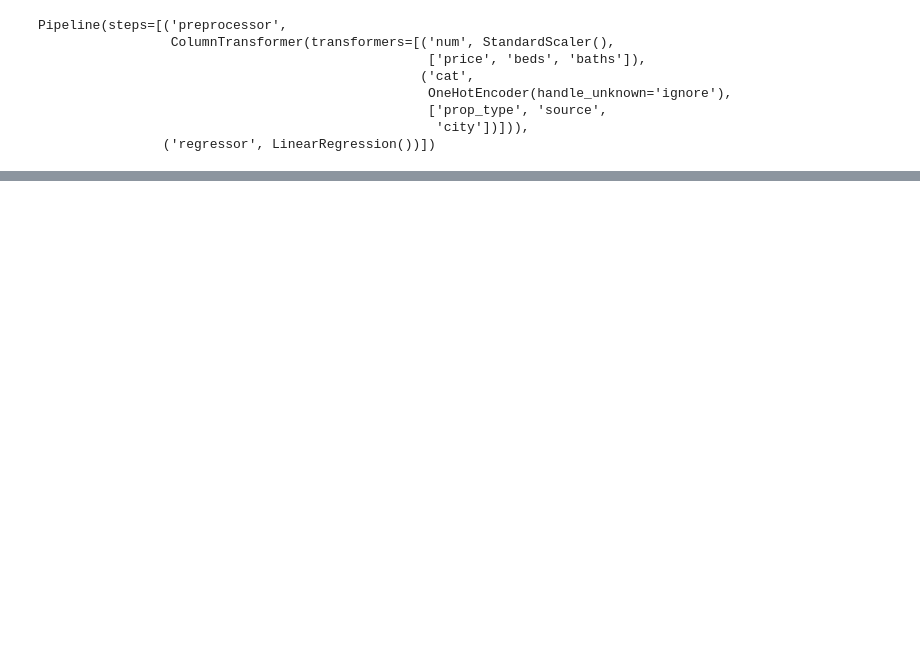
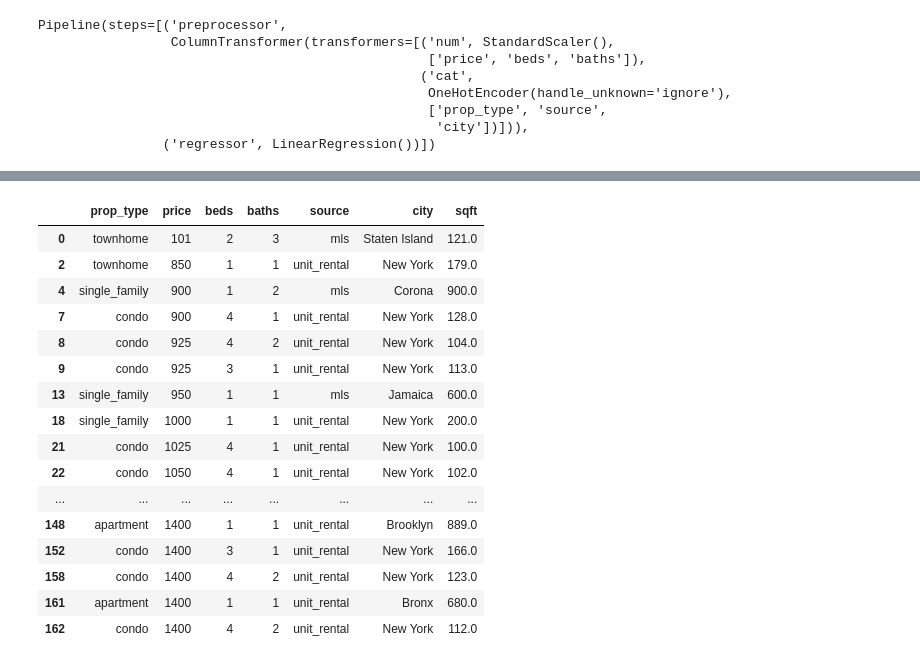
Before and after one commit to ShubhPundir/Rental-Apartment-Analysis, a Jupyter notebook: Data Collection.ipynb, the cells around one changed output, grey strips where cells are left out. Cells and saved outputs as stored; diff of their text form; code cells hidden in the pictures; blank space fills up the shorter version.

```diff
--- a/Data Collection.ipynb
+++ b/Data Collection.ipynb
@@ -391,0 +377,21 @@ Int64Index([  1,   5,   7,   8,  10,  11,  12,  14,  15,  16,
+# %%
+X_train['sqft']=y_train
+X_train
+# %% [output]
+|  | prop_type | price | beds | baths | source | city | sqft |
+| 0 | townhome | 101 | 2 | 3 | mls | Staten Island | 121.0 |
+| 2 | townhome | 850 | 1 | 1 | unit_rental | New York | 179.0 |
+| 4 | single_family | 900 | 1 | 2 | mls | Corona | 900.0 |
+| 7 | condo | 900 | 4 | 1 | unit_rental | New York | 128.0 |
+| 8 | condo | 925 | 4 | 2 | unit_rental | New York | 104.0 |
+| 9 | condo | 925 | 3 | 1 | unit_rental | New York | 113.0 |
+| 13 | single_family | 950 | 1 | 1 | mls | Jamaica | 600.0 |
+| 18 | single_family | 1000 | 1 | 1 | unit_rental | New York | 200.0 |
+| 21 | condo | 1025 | 4 | 1 | unit_rental | New York | 100.0 |
+| 22 | condo | 1050 | 4 | 1 | unit_rental | New York | 102.0 |
+| ... | ... | ... | ... | ... | ... | ... | ... |
+| 148 | apartment | 1400 | 1 | 1 | unit_rental | Brooklyn | 889.0 |
+| 152 | condo | 1400 | 3 | 1 | unit_rental | New York | 166.0 |
+| 158 | condo | 1400 | 4 | 2 | unit_rental | New York | 123.0 |
+| 161 | apartment | 1400 | 1 | 1 | unit_rental | Bronx | 680.0 |
+| 162 | condo | 1400 | 4 | 2 | unit_rental | New York | 112.0 |
```
Also changed, not shown: parts of 28 cells of this notebook, 5 other files.
